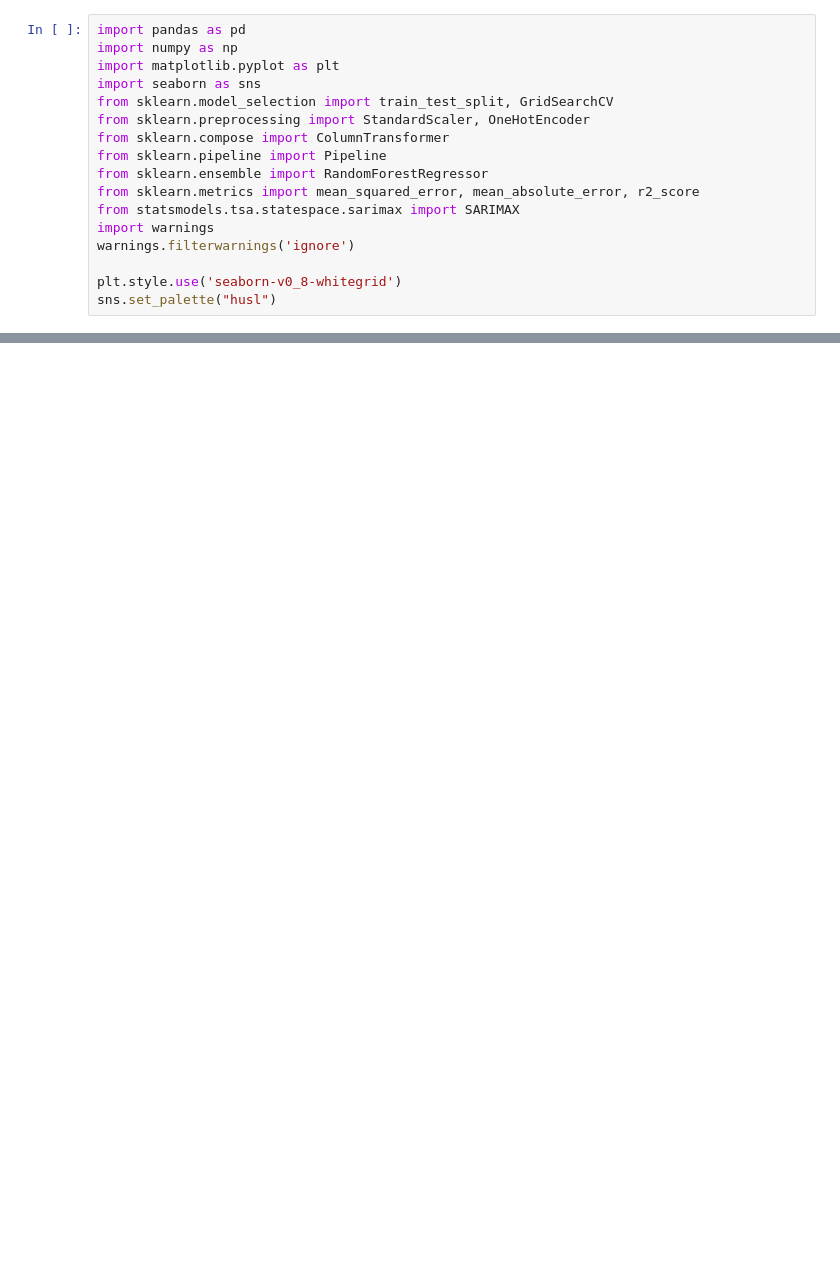
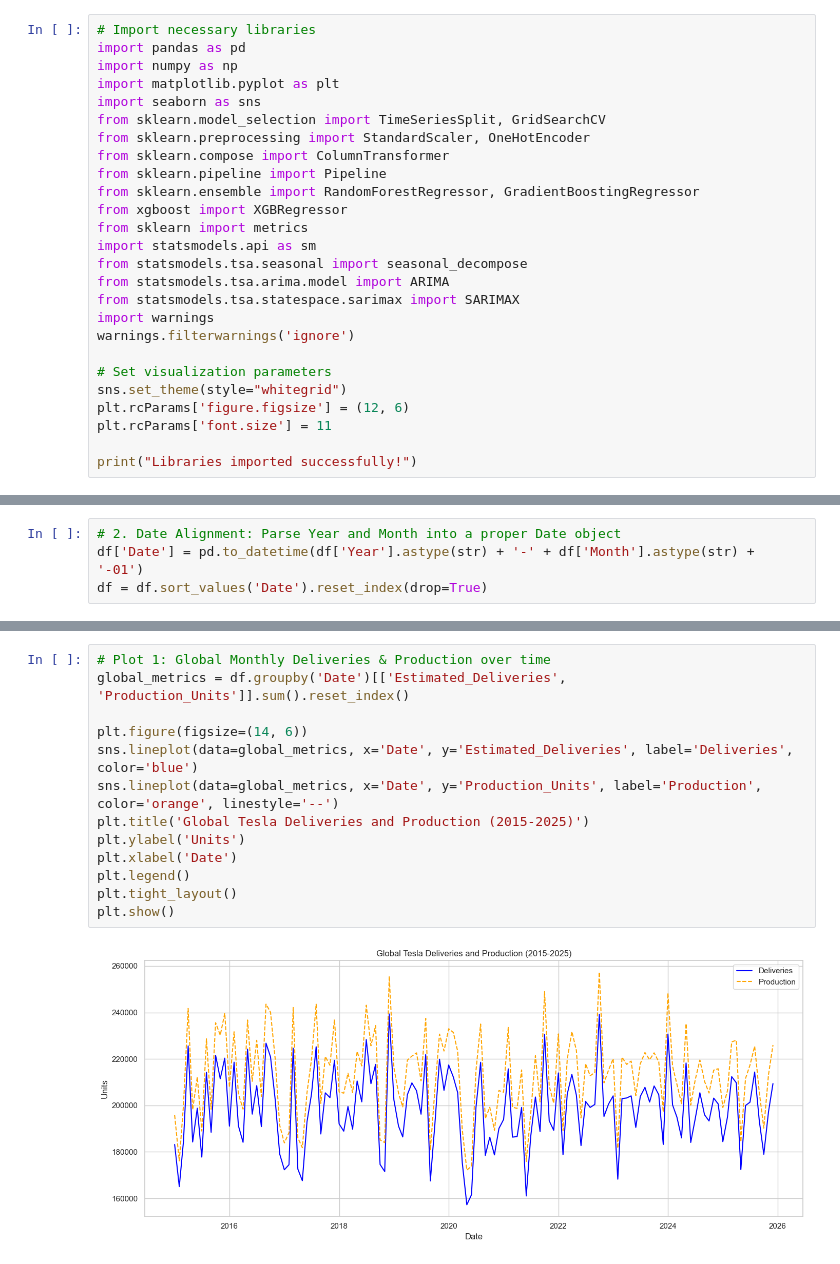
Before and after one commit to dakeshav2028/Keshav_JECRC_CEI_Assignments, a Jupyter notebook: week2_Keshav_Sarda_JECRC.ipynb, the cells around one changed output, grey strips where cells are left out. Saved outputs shown, nothing was run; the diff lists cells and outputs as text; blank space fills up the shorter version.

```diff
--- a/week2_Keshav_Sarda_JECRC.ipynb
+++ b/week2_Keshav_Sarda_JECRC.ipynb
@@ -4,17 +5,26 @@ This notebook implements an end-to-end Machine Learning pipeline on the Tesla de
 # %%
+# Import necessary libraries
 import pandas as pd
 import numpy as np
 import matplotlib.pyplot as plt
 import seaborn as sns
-from sklearn.model_selection import train_test_split, GridSearchCV
+from sklearn.model_selection import TimeSeriesSplit, GridSearchCV
 from sklearn.preprocessing import StandardScaler, OneHotEncoder
 from sklearn.compose import ColumnTransformer
 from sklearn.pipeline import Pipeline
-from sklearn.ensemble import RandomForestRegressor
-from sklearn.metrics import mean_squared_error, mean_absolute_error, r2_score
+from sklearn.ensemble import RandomForestRegressor, GradientBoostingRegressor
+from xgboost import XGBRegressor
+from sklearn import metrics
+import statsmodels.api as sm
+from statsmodels.tsa.seasonal import seasonal_decompose
+from statsmodels.tsa.arima.model import ARIMA
 from statsmodels.tsa.statespace.sarimax import SARIMAX
 import warnings
 warnings.filterwarnings('ignore')
 
-plt.style.use('seaborn-v0_8-whitegrid')
-sns.set_palette("husl")
+# Set visualization parameters
+sns.set_theme(style="whitegrid")
+plt.rcParams['figure.figsize'] = (12, 6)
+plt.rcParams['font.size'] = 11
+
+print("Libraries imported successfully!")
@@ -38,0 +70,4 @@ Dataset shape: (2640, 12)
+# %%
+# 2. Date Alignment: Parse Year and Month into a proper Date object
+df['Date'] = pd.to_datetime(df['Year'].astype(str) + '-' + df['Month'].astype(str) + '-01')
+df = df.sort_values('Date').reset_index(drop=True)
@@ -118,0 +91,15 @@ RMSE: 3878.50, R2: -0.0092
+# %%
+# Plot 1: Global Monthly Deliveries & Production over time
+global_metrics = df.groupby('Date')[['Estimated_Deliveries', 'Production_Units']].sum().reset_index()
+
+plt.figure(figsize=(14, 6))
+sns.lineplot(data=global_metrics, x='Date', y='Estimated_Deliveries', label='Deliveries', color='blue')
+sns.lineplot(data=global_metrics, x='Date', y='Production_Units', label='Production', color='orange', linestyle='--')
+plt.title('Global Tesla Deliveries and Production (2015-2025)')
+plt.ylabel('Units')
+plt.xlabel('Date')
+plt.legend()
+plt.tight_layout()
+plt.show()
+# %% [output]
+[figure, added]
```
Also changed, not shown: parts of 30 cells of this notebook.
